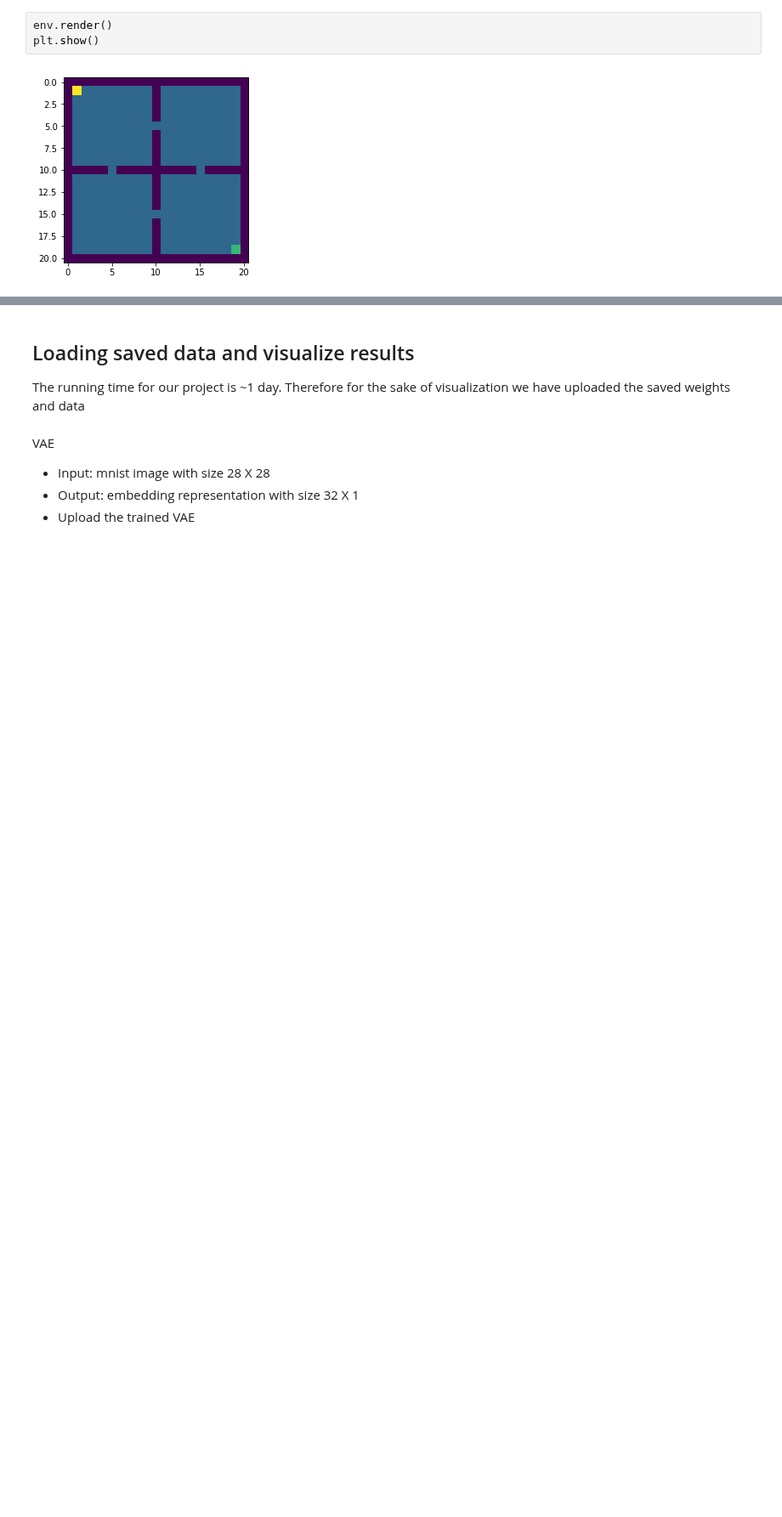
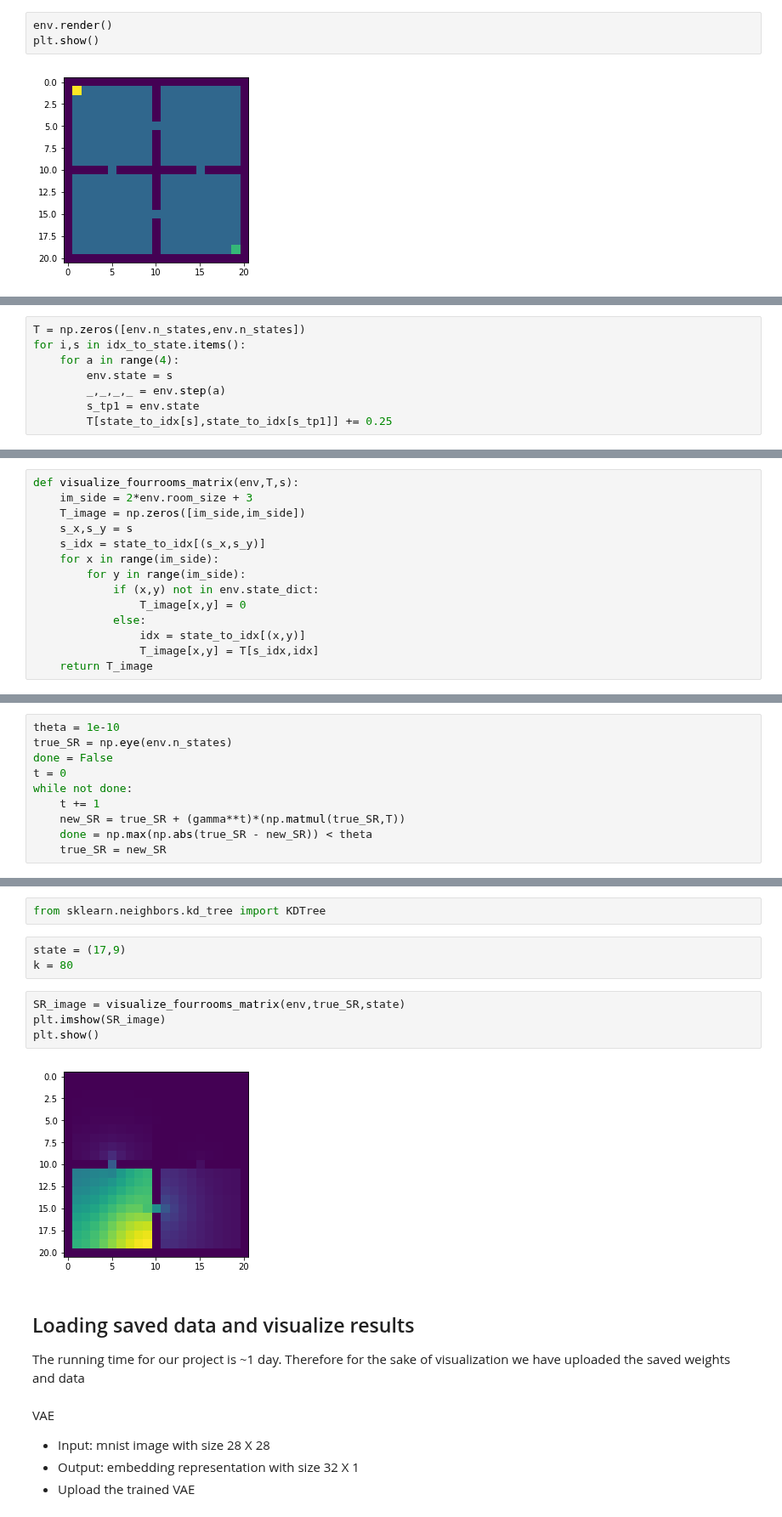
Before and after one commit to MaryZolfaghar/PredictiveEpisodicControl, a Jupyter notebook: Results.ipynb, the cells around one changed output, grey strips where cells are left out. Shown at 85% size. Drawn from its saved outputs; the diff is of its cells as text; blank space fills up the shorter version.

```diff
--- a/Results.ipynb
+++ b/Results.ipynb
@@ -28,0 +41,8 @@ plt.show()
+# %%
+T = np.zeros([env.n_states,env.n_states])
+for i,s in idx_to_state.items():
+    for a in range(4):
+        env.state = s
+        _,_,_,_ = env.step(a)
+        s_tp1 = env.state
+        T[state_to_idx[s],state_to_idx[s_tp1]] += 0.25
@@ -28,0 +51,14 @@ plt.show()
+# %%
+def visualize_fourrooms_matrix(env,T,s):
+    im_side = 2*env.room_size + 3
+    T_image = np.zeros([im_side,im_side])
+    s_x,s_y = s
+    s_idx = state_to_idx[(s_x,s_y)]
+    for x in range(im_side):
+        for y in range(im_side):
+            if (x,y) not in env.state_dict:
+                T_image[x,y] = 0
+            else:
+                idx = state_to_idx[(x,y)]
+                T_image[x,y] = T[s_idx,idx]
+    return T_image
@@ -28,0 +67,10 @@ plt.show()
+# %%
+theta = 1e-10
+true_SR = np.eye(env.n_states)
+done = False
+t = 0
+while not done:
+    t += 1
+    new_SR = true_SR + (gamma**t)*(np.matmul(true_SR,T))
+    done = np.max(np.abs(true_SR - new_SR)) < theta
+    true_SR = new_SR
@@ -29,3 +80,14 @@ plt.show()
+# %%
+from sklearn.neighbors.kd_tree import KDTree
+# %%
+state = (17,9)
+k = 80
+# %%
+SR_image = visualize_fourrooms_matrix(env,true_SR,state)
+plt.imshow(SR_image)
+plt.show()
+# %% [output]
+[figure, added]
 # %% [markdown]
 ## Loading saved data and visualize results
 The running time for our project is ~1 day. Therefore for the sake of visualization we have uploaded the saved weights and data
```
Also changed, not shown: parts of 76 cells of this notebook, 7 other files.
